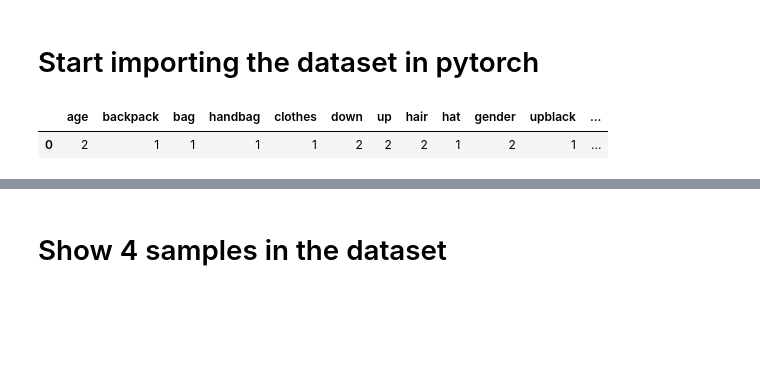
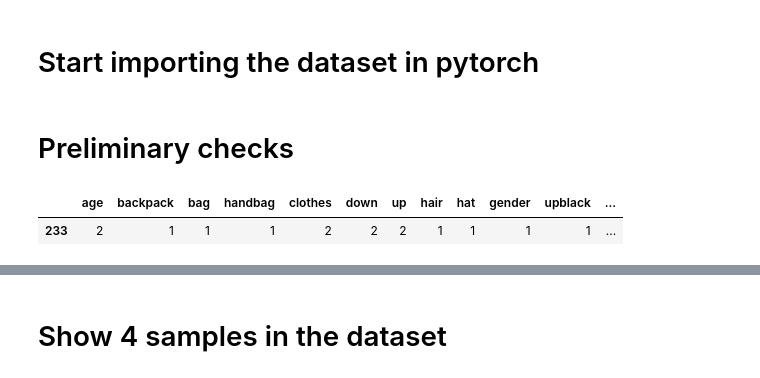
Before and after one commit to raffaelepojer/DeepLearningAssignment, a Jupyter notebook: luna.ipynb, the cells around one changed output, grey strips where cells are left out. Saved outputs shown, nothing was run; the diff lists cells and outputs as text; code cells hidden in the pictures; blank space fills up the shorter version.

```diff
--- a/luna.ipynb
+++ b/luna.ipynb
@@ -24,10 +24,12 @@ import pandas as pd
 import os
 from torchvision.io import read_image
 from torch.utils.data import DataLoader
+# %% [markdown]
+# Preliminary checks
 # %%
 df = pd.read_csv('annotations_train.csv')
-tmp = df.iloc[df.index[df['id'] == 474], 1:]
+tmp = df.iloc[df.index[df['id'] == 9], 1:]
 tmp
 # %% [output]
 |  | age | backpack | bag | handbag | clothes | down | up | hair | hat | gender | upblack | ... |
-| 0 | 2 | 1 | 1 | 1 | 1 | 2 | 2 | 2 | 1 | 2 | 1 | ... |
+| 233 | 2 | 1 | 1 | 1 | 2 | 2 | 2 | 1 | 1 | 1 | 1 | ... |
```
Also changed, not shown: parts of 7 cells of this notebook.
